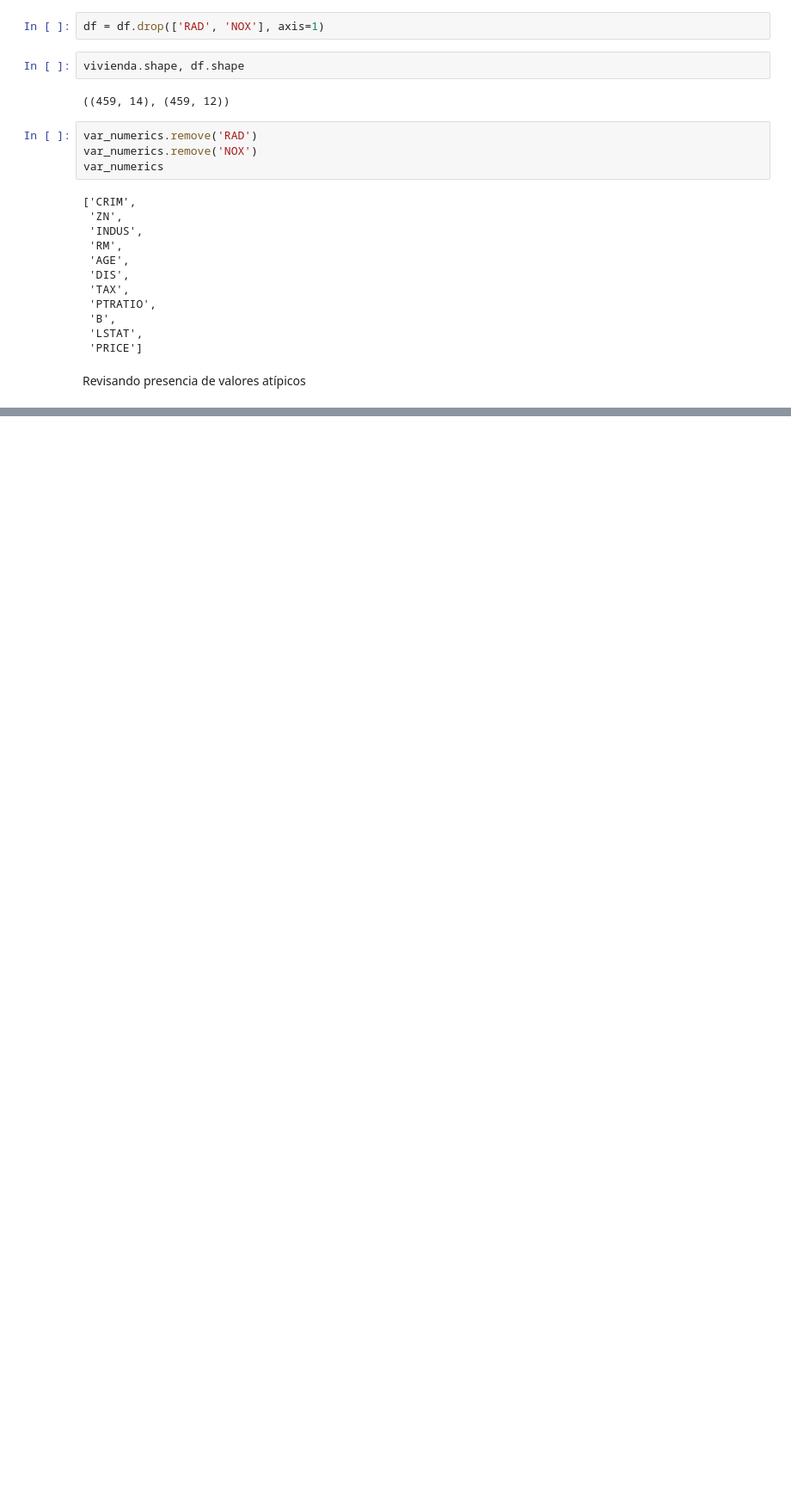
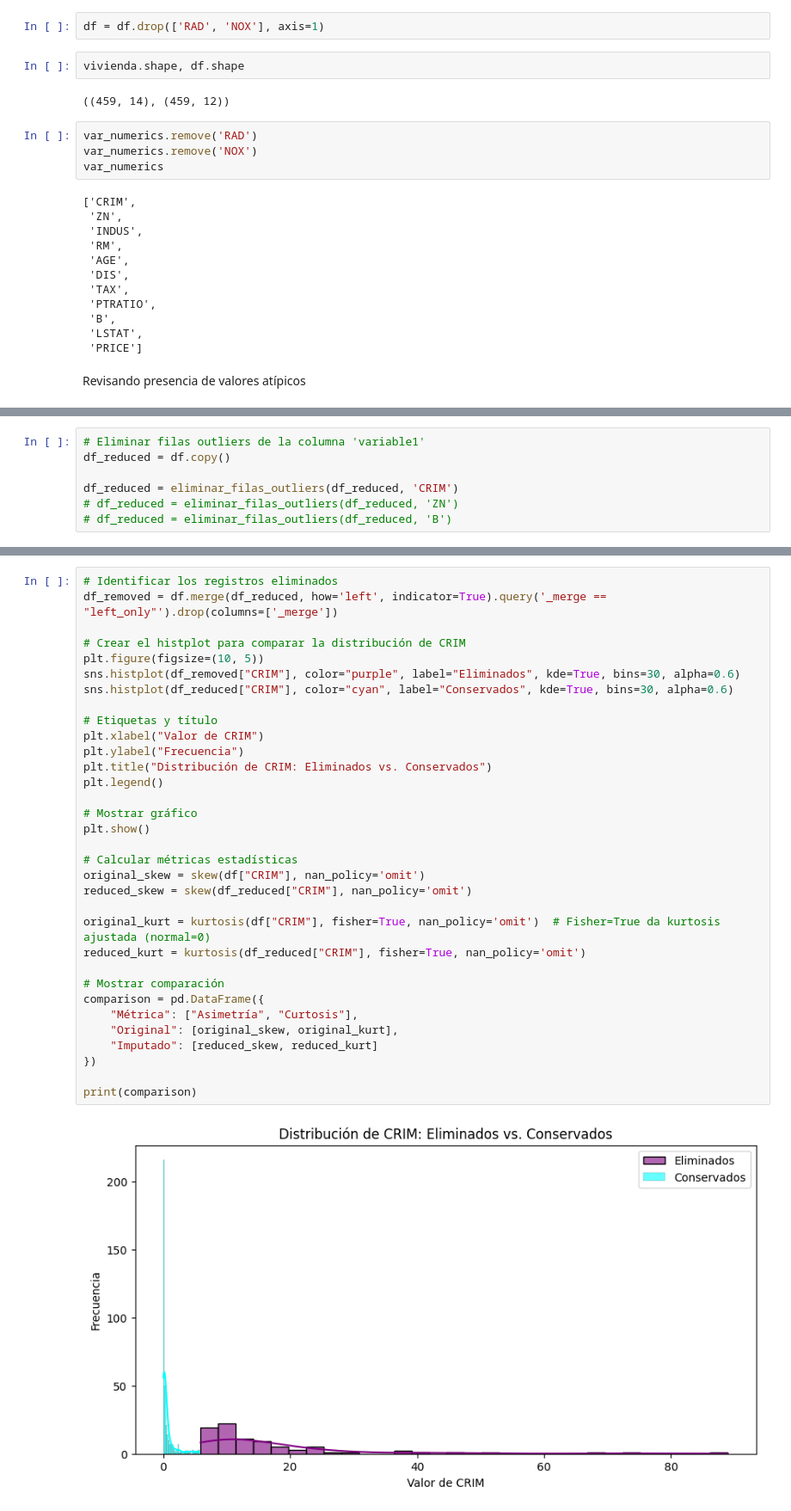
Before and after one commit to cesarqb/House-Price-Prediction-with-Machine-Learning, a Jupyter notebook: notebooks/housing_price_modeling.ipynb, the cells around one changed output, grey strips where cells are left out. Shown at 86% size. Saved outputs shown, nothing was run; the diff lists cells and outputs as text; blank space fills up the shorter version.

```diff
--- a/notebooks/housing_price_modeling.ipynb
+++ b/notebooks/housing_price_modeling.ipynb
@@ -219,0 +397,7 @@ Revisando presencia de valores atípicos
+# %%
+# Eliminar filas outliers de la columna 'variable1'
+df_reduced = df.copy()
+
+df_reduced = eliminar_filas_outliers(df_reduced, 'CRIM')
+# df_reduced = eliminar_filas_outliers(df_reduced, 'ZN')
+# df_reduced = eliminar_filas_outliers(df_reduced, 'B')
@@ -219,0 +426,35 @@ Revisando presencia de valores atípicos
+# %%
+# Identificar los registros eliminados
+df_removed = df.merge(df_reduced, how='left', indicator=True).query('_merge == "left_only"').drop(columns=['_merge'])
+
+# Crear el histplot para comparar la distribución de CRIM
+plt.figure(figsize=(10, 5))
+sns.histplot(df_removed["CRIM"], color="purple", label="Eliminados", kde=True, bins=30, alpha=0.6)
+sns.histplot(df_reduced["CRIM"], color="cyan", label="Conservados", kde=True, bins=30, alpha=0.6)
+
+# Etiquetas y título
+plt.xlabel("Valor de CRIM")
+plt.ylabel("Frecuencia")
+plt.title("Distribución de CRIM: Eliminados vs. Conservados")
+plt.legend()
+
+# Mostrar gráfico
+plt.show()
+
+# Calcular métricas estadísticas
+original_skew = skew(df["CRIM"], nan_policy='omit')
+reduced_skew = skew(df_reduced["CRIM"], nan_policy='omit')
+
+original_kurt = kurtosis(df["CRIM"], fisher=True, nan_policy='omit')  # Fisher=True da kurtosis ajustada (normal=0)
+reduced_kurt = kurtosis(df_reduced["CRIM"], fisher=True, nan_policy='omit')
+
+# Mostrar comparación
+comparison = pd.DataFrame({
+    "Métrica": ["Asimetría", "Curtosis"],
+    "Original": [original_skew, original_kurt],
+    "Imputado": [reduced_skew, reduced_kurt]
+})
+
+print(comparison)
+# %% [output]
+[figure, added]
```
Also changed, not shown: parts of 38 cells of this notebook, 5 other files.
